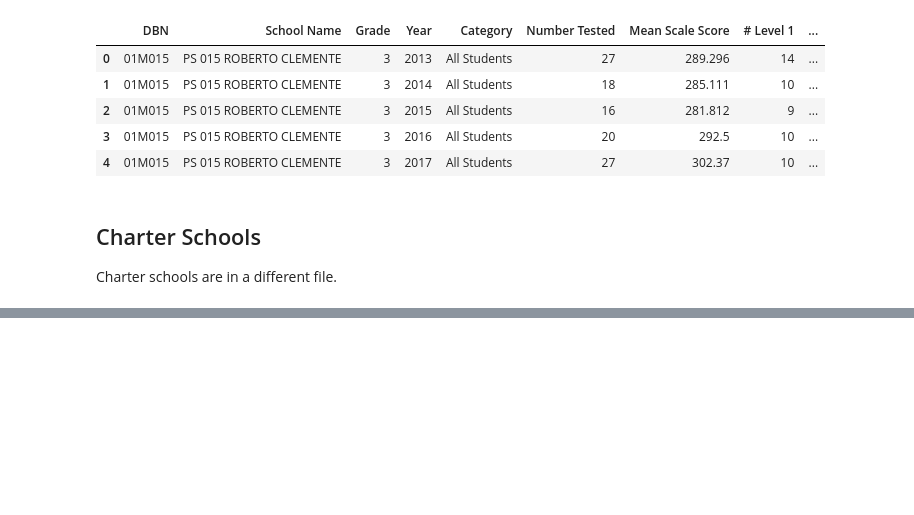
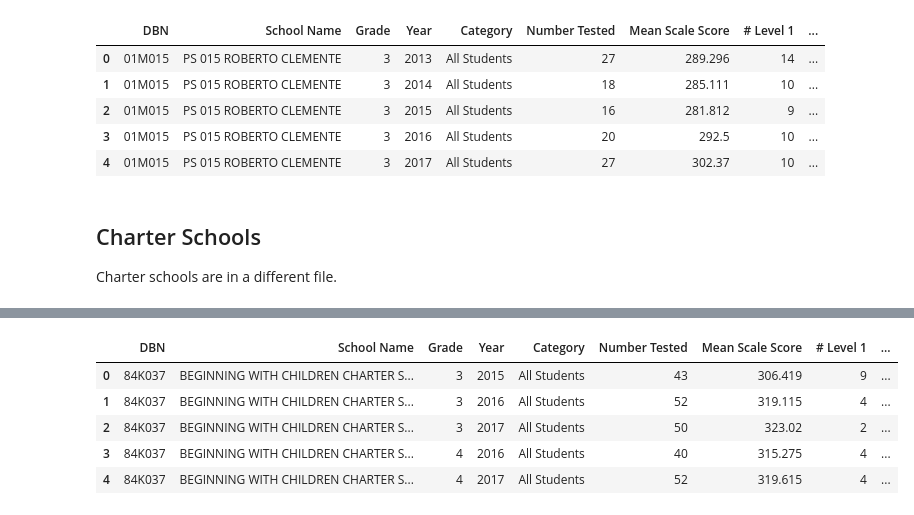
Before and after one commit to araraonline/kag-passnyc, a Jupyter notebook: notebooks/proto-read-excel-files.ipynb, the cells around one changed output, grey strips where cells are left out. Drawn from its saved outputs; the diff is of its cells as text; code cells hidden in the pictures; blank space fills up the shorter version.

```diff
--- a/notebooks/proto-read-excel-files.ipynb
+++ b/notebooks/proto-read-excel-files.ipynb
@@ -198,0 +195,30 @@ df = dfs['ELA']
+# %%
+df = dfs['ELA']
+df.columns = [
+    'DBN',
+    'School Name',
+    'Grade',
+    'Year',
+    'Category',
+    'Number Tested',
+    'Mean Scale Score',
+    '# Level 1',
+    '% Level 1',
+    '# Level 2',
+    '% Level 2',
+    '# Level 3',
+    '% Level 3',
+    '# Level 4',
+    '% Level 4',
+    '# Level 3+4',
+    '% Level 3+4'
+]
+
+df.head()
+# %% [output]
+|  | DBN | School Name | Grade | Year | Category | Number Tested | Mean Scale Score | # Level 1 | ... |
+| 0 | 84K037 | BEGINNING WITH CHILDREN CHARTER S... | 3 | 2015 | All Students | 43 | 306.419 | 9 | ... |
+| 1 | 84K037 | BEGINNING WITH CHILDREN CHARTER S... | 3 | 2016 | All Students | 52 | 319.115 | 4 | ... |
+| 2 | 84K037 | BEGINNING WITH CHILDREN CHARTER S... | 3 | 2017 | All Students | 50 | 323.02 | 2 | ... |
+| 3 | 84K037 | BEGINNING WITH CHILDREN CHARTER S... | 4 | 2016 | All Students | 40 | 315.275 | 4 | ... |
+| 4 | 84K037 | BEGINNING WITH CHILDREN CHARTER S... | 4 | 2017 | All Students | 52 | 319.615 | 4 | ... |
```
Also changed, not shown: parts of 3 cells of this notebook.
